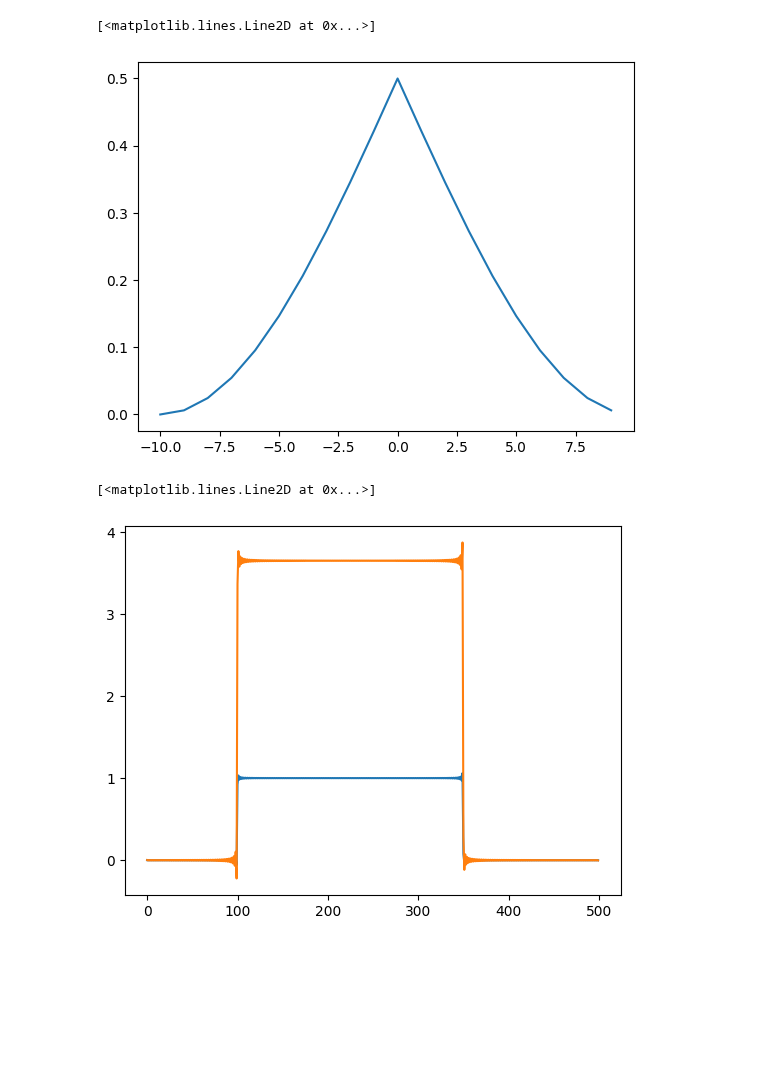
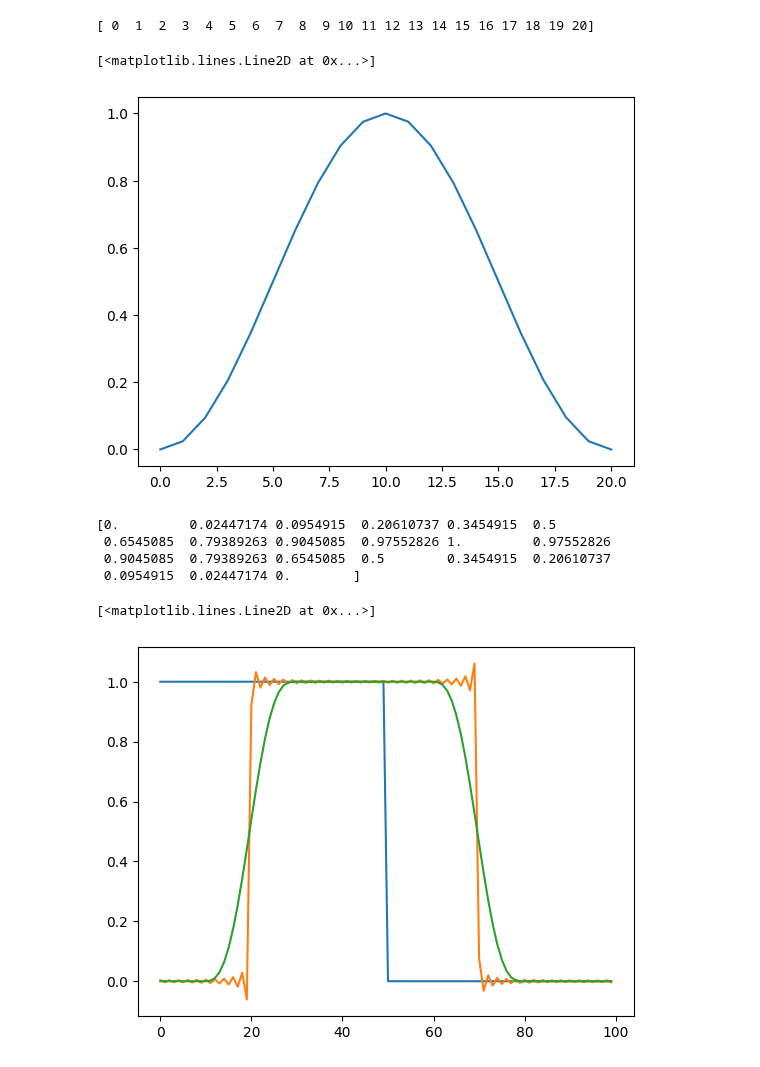
Before and after one commit to DylanReidRamelli/Bachelor-Project-2023, a Jupyter notebook: notebook/direct_convolution.ipynb, the cells around one changed output. Cells and saved outputs as stored; diff of their text form; code cells hidden in the pictures; blank space fills up the shorter version.

```diff
--- a/notebook/direct_convolution.ipynb
+++ b/notebook/direct_convolution.ipynb
@@ -11,5 +13,5 @@ def d_conv(M, W, X):
 # %%
-n = 500
+n = 100
 x = np.arange(n)
 x0 = n * 0.5
 X = x < x0
@@ -21,10 +23,11 @@ plt.plot(x,X, marker ='o')
 # %%
 # Create filter.
 M = 20
-y = np.arange(M)
-H = 1/2 - 1/2* np.cos((wavenum(y,M)*np.pi)/M)
+y = np.arange(M + 1)
+H = 1/2 - 1/2* np.cos((y*np.pi) * 2/ M)
 H = np.array(H)
-plt.plot(np.arange(M) - M/2,H)
+plt.plot(y,H)
 # %% [output]
-[<matplotlib.lines.Line2D at 0x...>]
+[ 0  1  2  3  4  5  6  7  8  9 10 11 12 13 14 15 16 17 18 19 20]
+[<matplotlib.lines.Line2D at 0x...>]
-[figure, old version]
+[figure, new version]
@@ -31,6 +37,13 @@ plt.plot(np.arange(M) - M/2,H)
+# %%
+print(H)
+# %% [output]
+[0.         0.02447174 0.0954915  0.20610737 0.3454915  0.5
+ 0.6545085  0.79389263 0.9045085  0.97552826 1.         0.97552826
+ 0.9045085  0.79389263 0.6545085  0.5        0.3454915  0.20610737
+ 0.0954915  0.02447174 0.        ]
 # %%
 # fractional shift
-delta = 100.1
+delta = 20.1
 G= np.exp(-2j * wavenum(x, n) / n * np.pi * delta)
 if n & 1:
     idx0, idx1 = n//2, 1 + n//2
@@ -46,17 +59,46 @@ else :
 # %%
 # Apply filter to each point of y
 x_shifted = np.fft.ifft(np.fft.fft(X) * G)
 x_shifted_filter = np.zeros(n, dtype=complex)
 
-for i in range(n):
-    A = 0
-    for j in range(M):
-        A += x_shifted[i] * H[j]
-    x_shifted_filter[i] = A
+
+x_shifted_filter = np.convolve(x_shifted, H, 'same')
+x_shifted_filter /= (M/2)
+
+# x_shifted_filter = convolve_1d(x_shifted, H)
+
+# for i in range(n):
+#     A = 0
+
+#     # At the beginning
+#     if i - M//2 < 0:
+#         for j in range(n - M // 2, n):
+#             A += x_shifted[j] * H[j % M]
+#         for j in range(0, M // 2):
+#             A += x_shifted[j] * H[j % M]
+#         # print(i)
+
+
+#     # At the end
+#     elif i + M // 2 > n:
+#         for j in range(i - M // 2, n):
+#             A += x_shifted[j] * H[j % M]
+#         for j in range(0, M // 2):
+#             A += x_shifted[j] * H[j % M]
+#         # print(i)
+
+#     # In the middle.
+#     elif i > M // 2 and i + M // 2  < n:
+#         for j in range(i - M//2, i + M//2):
+#             A += x_shifted[j] * H[j % M]
+
+#         # print(i)
+#     x_shifted_filter[i] = A
 
 # x_shifted_filter /= M
-plt.plot(x,x_shifted)
+plt.plot(x,X)
+plt.plot(x,x_shifted.real)
 plt.plot(x,x_shifted_filter)
 # %% [output]
 [<matplotlib.lines.Line2D at 0x...>]
-[figure, old version]
+[figure, new version]
```
Also changed, not shown: parts of 3 cells of this notebook, 5 other files.
